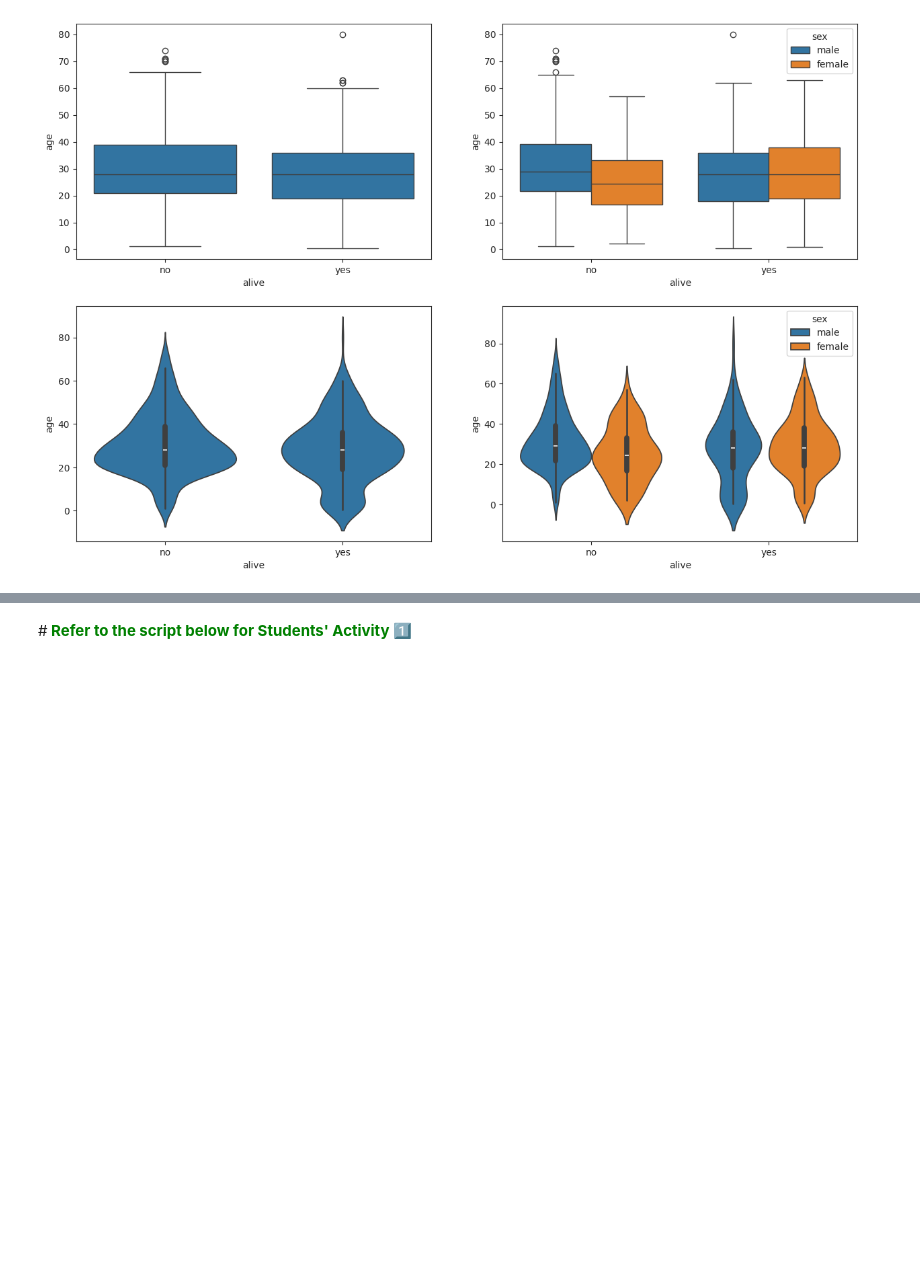
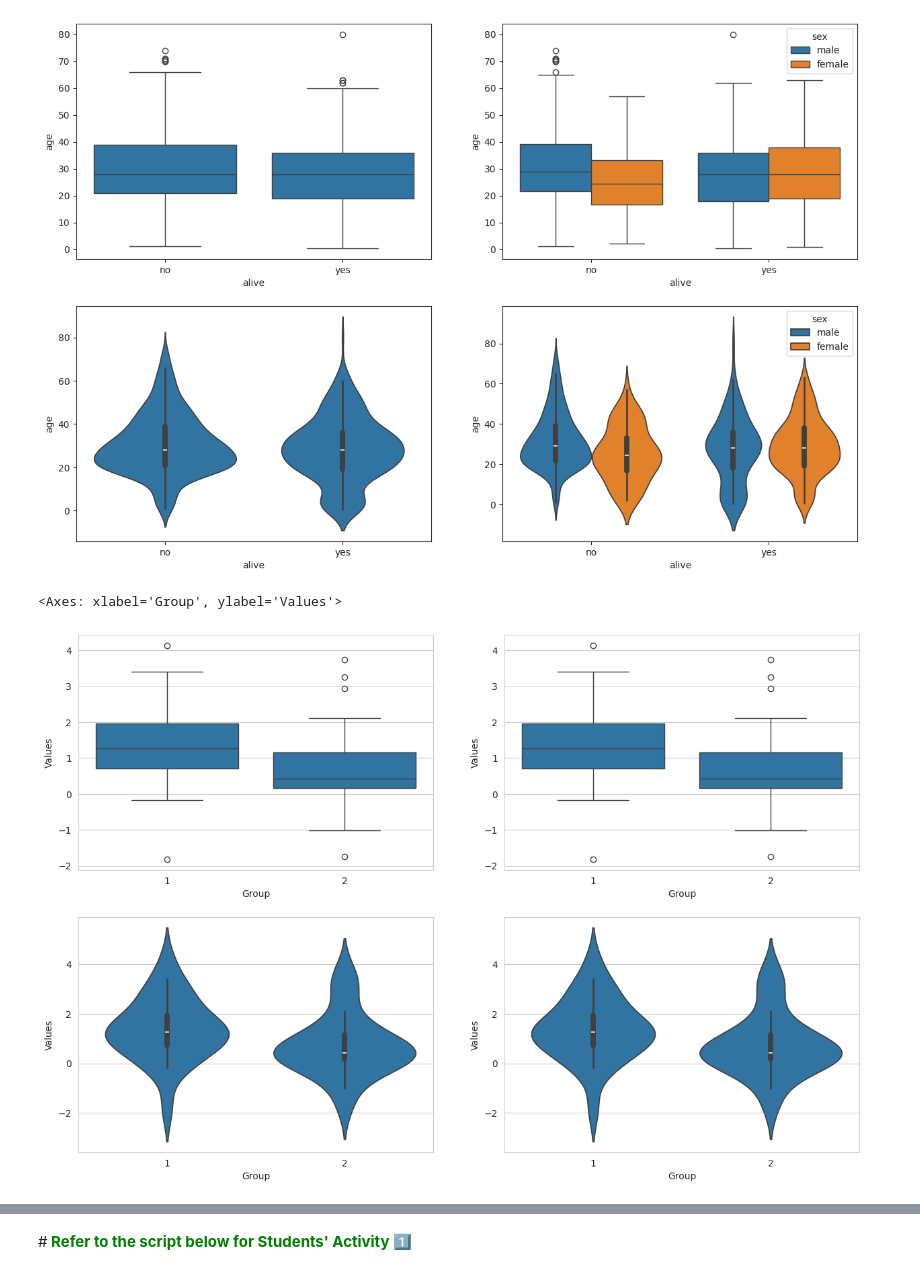
Before and after one commit to SEOWOOJI/Pandas_Stats_Data_Analysis_2025, a Jupyter notebook: 8_basicstats_graphs.ipynb, the cells around one changed output, grey strips where cells are left out. Cells and saved outputs as stored; diff of their text form; code cells hidden in the pictures; blank space fills up the shorter version.

```diff
--- a/8_basicstats_graphs.ipynb
+++ b/8_basicstats_graphs.ipynb
@@ -193,6 +227,29 @@ sns.violinplot (x = 'alive', y = 'age', hue = 'sex', data=titanic, ax = ax4) #Wh
 plt.show()
 # %% [output]
 [figure]
+# %%
+import pandas as pd
+import numpy as np
+import matplotlib.pyplot as plt
+import seaborn as sns
+
+df = pd.read_csv('/content/Pandas_Stats_Data_Analysis_2025/TwoGroupData_Base4Ttest_Independent.csv')
+df = df.apply(pd.to_numeric, errors='coerce')
+
+sns.set_style('whitegrid')
+fig = plt.figure(figsize=(15,10))
+ax1 = fig.add_subplot(2,2,1)
+ax2 = fig.add_subplot(2,2,2)
+ax3 = fig.add_subplot(2,2,3)
+ax4 = fig.add_subplot(2,2,4)
+
+sns.boxplot(x = 'Group', y = 'Values', data = df, ax = ax1)
+sns.boxplot(x = 'Group', y = 'Values', data = df, ax = ax2)
+sns.violinplot(x = 'Group', y = 'Values', data = df, ax = ax3)
+sns.violinplot(x = 'Group', y = 'Values', data = df, ax = ax4)
+# %% [output]
+<Axes: xlabel='Group', ylabel='Values'>
+[figure, added]
 # %%
 #@markdown 🐹🌱🌱 **Students' Activity with sample data for Independent T-test 1️⃣**
 
```
Also changed, not shown: parts of 4 cells of this notebook.
